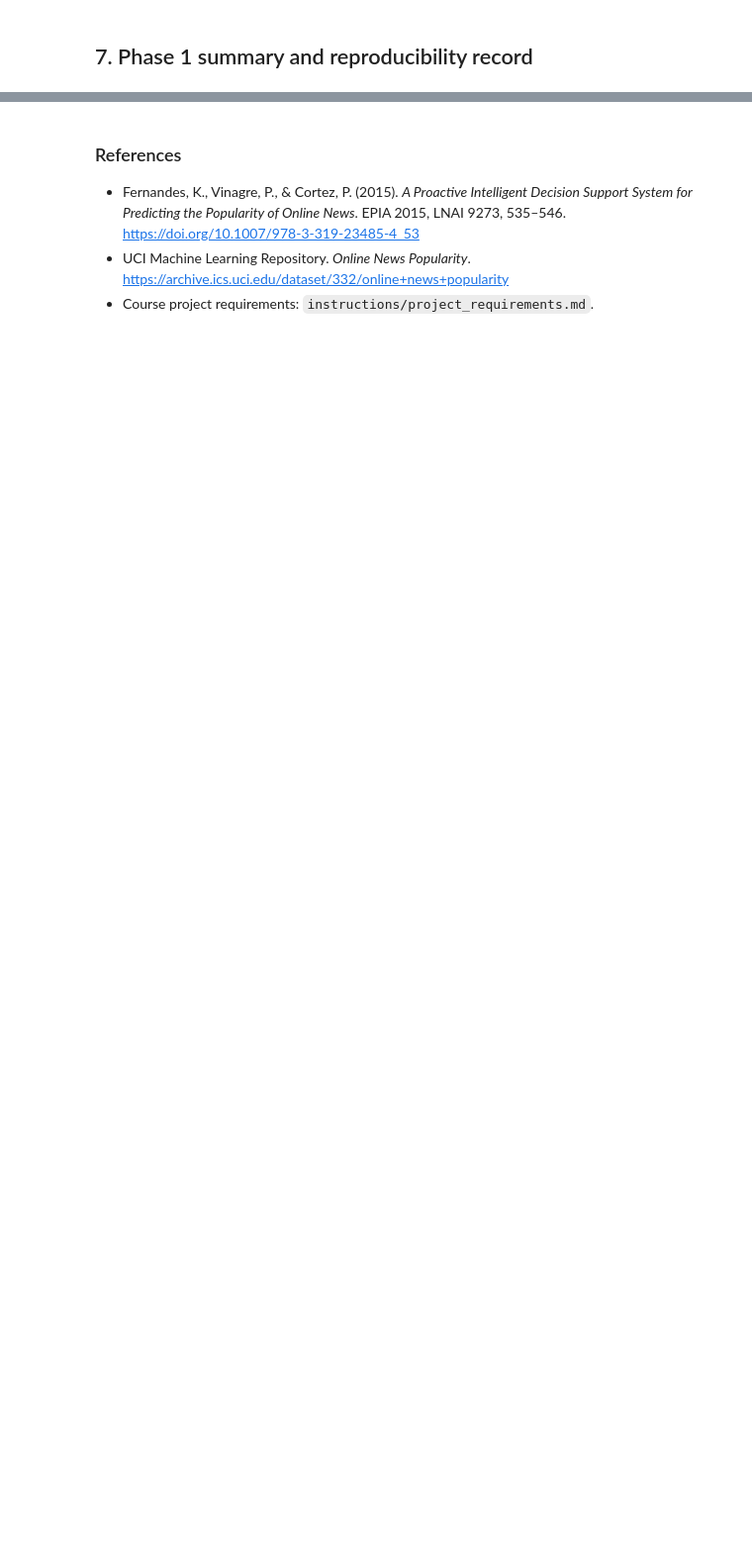
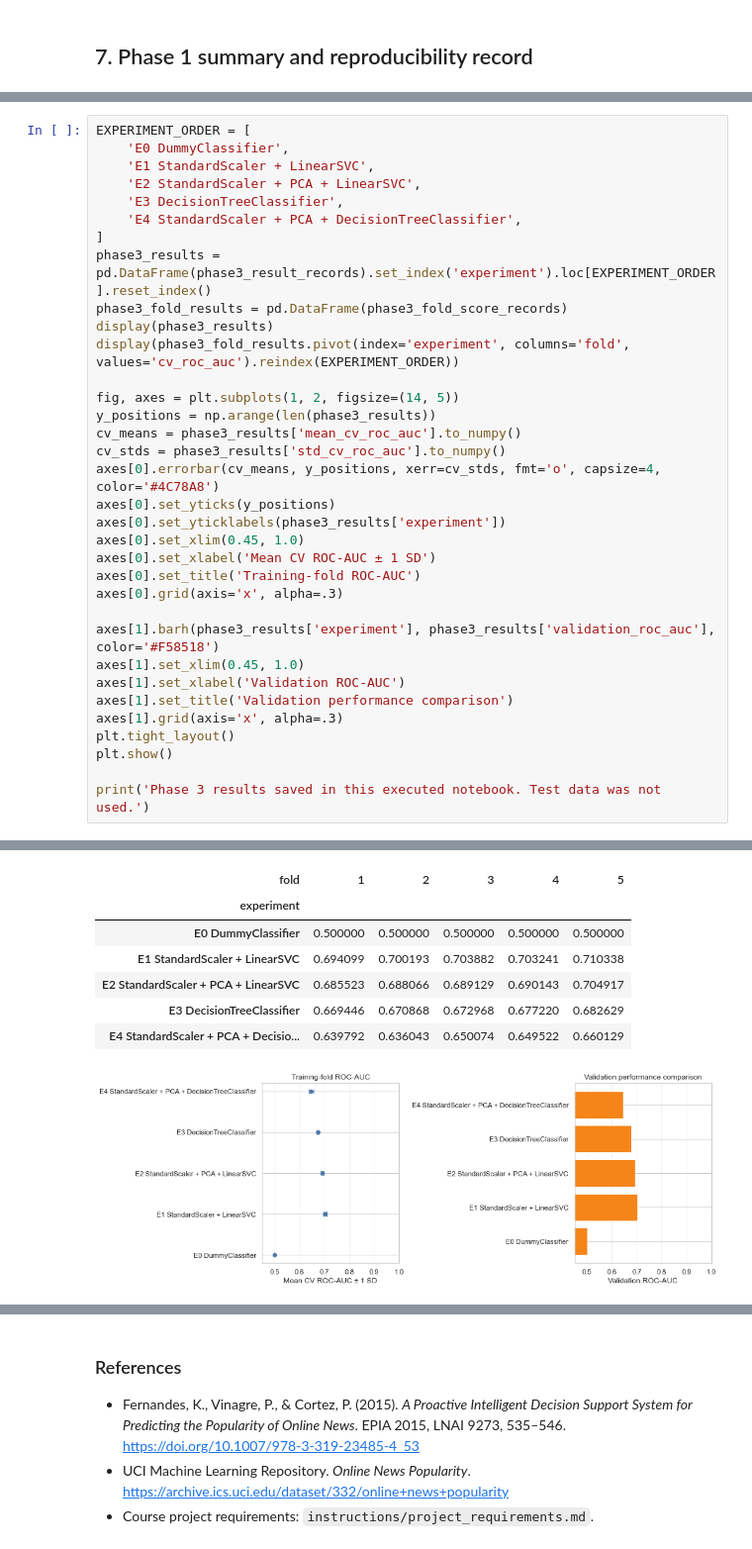
Before and after one commit to yiluo87/DSA5101_proejct_Online-news-popularity-prediction-based-on-PCA-and-Decision-tree, a Jupyter notebook: analysis.ipynb, the cells around one changed output, grey strips where cells are left out. Shown at 99% size. Cells and saved outputs as stored; diff of their text form; blank space fills up the shorter version.

```diff
--- a/analysis.ipynb
+++ b/analysis.ipynb
@@ -339,0 +746,35 @@ Phase 1 completion record
+# %%
+EXPERIMENT_ORDER = [
+    'E0 DummyClassifier',
+    'E1 StandardScaler + LinearSVC',
+    'E2 StandardScaler + PCA + LinearSVC',
+    'E3 DecisionTreeClassifier',
+    'E4 StandardScaler + PCA + DecisionTreeClassifier',
+]
+phase3_results = pd.DataFrame(phase3_result_records).set_index('experiment').loc[EXPERIMENT_ORDER].reset_index()
+phase3_fold_results = pd.DataFrame(phase3_fold_score_records)
+display(phase3_results)
+display(phase3_fold_results.pivot(index='experiment', columns='fold', values='cv_roc_auc').reindex(EXPERIMENT_ORDER))
+
+fig, axes = plt.subplots(1, 2, figsize=(14, 5))
+y_positions = np.arange(len(phase3_results))
+cv_means = phase3_results['mean_cv_roc_auc'].to_numpy()
+cv_stds = phase3_results['std_cv_roc_auc'].to_numpy()
+axes[0].errorbar(cv_means, y_positions, xerr=cv_stds, fmt='o', capsize=4, color='#4C78A8')
+axes[0].set_yticks(y_positions)
+axes[0].set_yticklabels(phase3_results['experiment'])
+axes[0].set_xlim(0.45, 1.0)
+axes[0].set_xlabel('Mean CV ROC-AUC ± 1 SD')
+axes[0].set_title('Training-fold ROC-AUC')
+axes[0].grid(axis='x', alpha=.3)
+
+axes[1].barh(phase3_results['experiment'], phase3_results['validation_roc_auc'], color='#F58518')
+axes[1].set_xlim(0.45, 1.0)
+axes[1].set_xlabel('Validation ROC-AUC')
+axes[1].set_title('Validation performance comparison')
+axes[1].grid(axis='x', alpha=.3)
+plt.tight_layout()
+plt.show()
+
+print('Phase 3 results saved in this executed notebook. Test data was not used.')
+# %% [output]
@@ -339,0 +787,8 @@ Phase 1 completion record
+| fold | 1 | 2 | 3 | 4 | 5 |
+| experiment |  |  |  |  |  |
+| E0 DummyClassifier | 0.500000 | 0.500000 | 0.500000 | 0.500000 | 0.500000 |
+| E1 StandardScaler + LinearSVC | 0.694099 | 0.700193 | 0.703882 | 0.703241 | 0.710338 |
+| E2 StandardScaler + PCA + LinearSVC | 0.685523 | 0.688066 | 0.689129 | 0.690143 | 0.704917 |
+| E3 DecisionTreeClassifier | 0.669446 | 0.670868 | 0.672968 | 0.677220 | 0.682629 |
+| E4 StandardScaler + PCA + Decisio... | 0.639792 | 0.636043 | 0.650074 | 0.649522 | 0.660129 |
+[figure, added]
```
Also changed, not shown: parts of 48 cells of this notebook, 1 other file.
